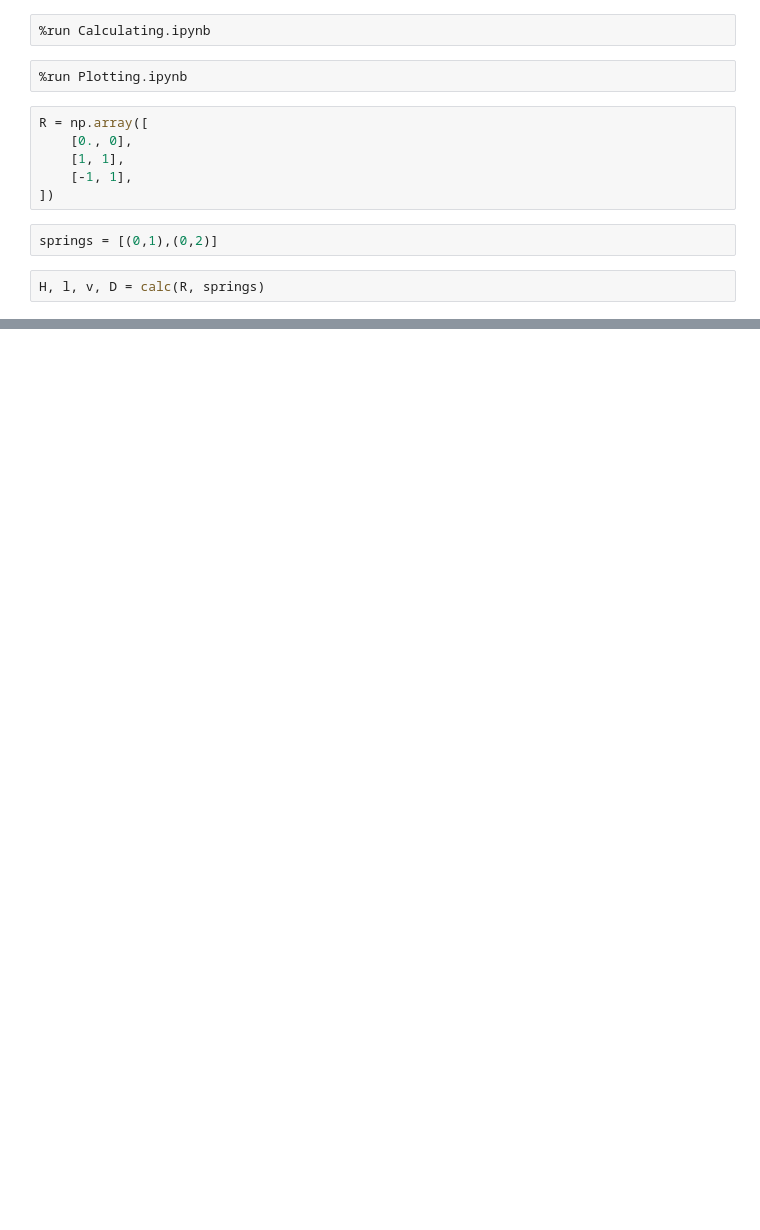
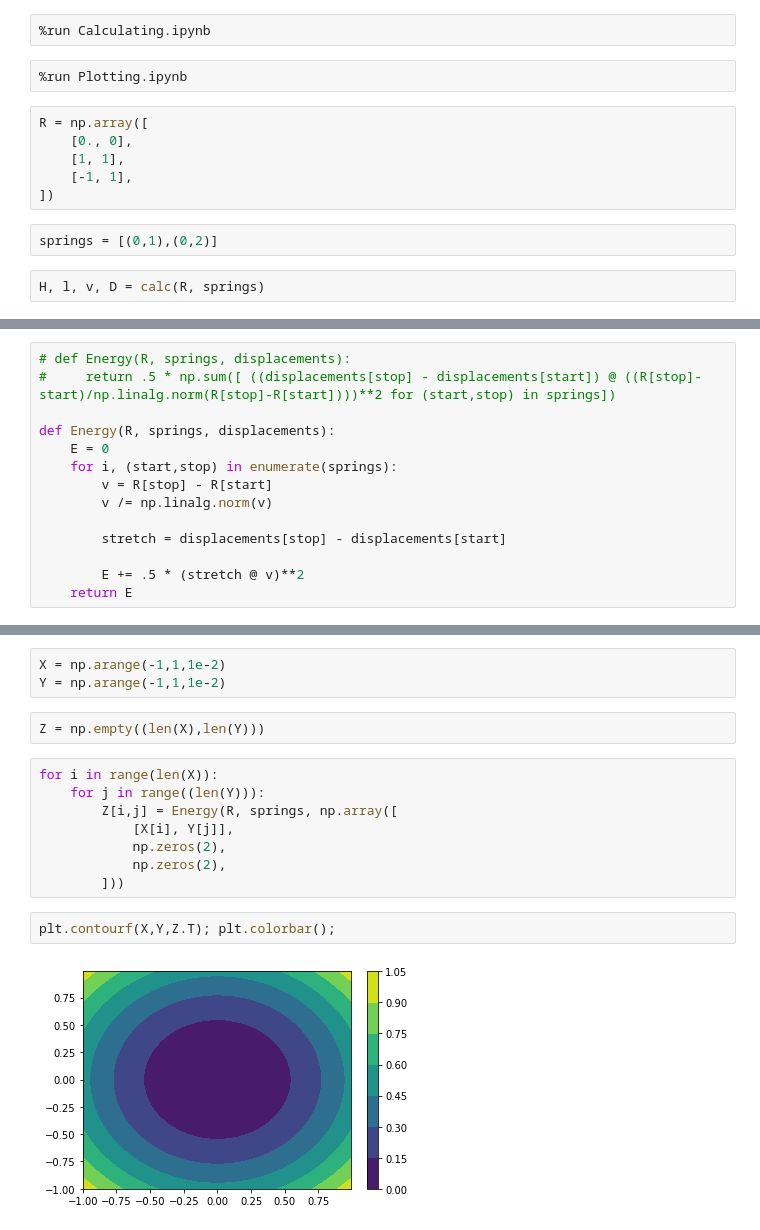
Before and after one commit to elliottperryman/SULI-spring, a Jupyter notebook: two springs in 2d - off axis.ipynb, the cells around one changed output, grey strips where cells are left out. Cells and saved outputs as stored; diff of their text form; blank space fills up the shorter version.

```diff
--- a/two springs in 2d - off axis.ipynb
+++ b/two springs in 2d - off axis.ipynb
@@ -31,0 +36,14 @@ z.round(3)
+# %%
+# def Energy(R, springs, displacements):
+#     return .5 * np.sum([ ((displacements[stop] - displacements[start]) @ ((R[stop]-start)/np.linalg.norm(R[stop]-R[start])))**2 for (start,stop) in springs])
+
+def Energy(R, springs, displacements):
+    E = 0
+    for i, (start,stop) in enumerate(springs):
+        v = R[stop] - R[start]
+        v /= np.linalg.norm(v)
+
+        stretch = displacements[stop] - displacements[start]
+
+        E += .5 * (stretch @ v)**2
+    return E
@@ -31,0 +58,17 @@ z.round(3)
+# %%
+X = np.arange(-1,1,1e-2)
+Y = np.arange(-1,1,1e-2)
+# %%
+Z = np.empty((len(X),len(Y)))
+# %%
+for i in range(len(X)):
+    for j in range((len(Y))):
+        Z[i,j] = Energy(R, springs, np.array([
+            [X[i], Y[j]],
+            np.zeros(2),
+            np.zeros(2),
+        ]))
+# %%
+plt.contourf(X,Y,Z.T); plt.colorbar();
+# %% [output]
+[figure, added]
```
Also changed, not shown: parts of 14 cells of this notebook, 8 other files.
